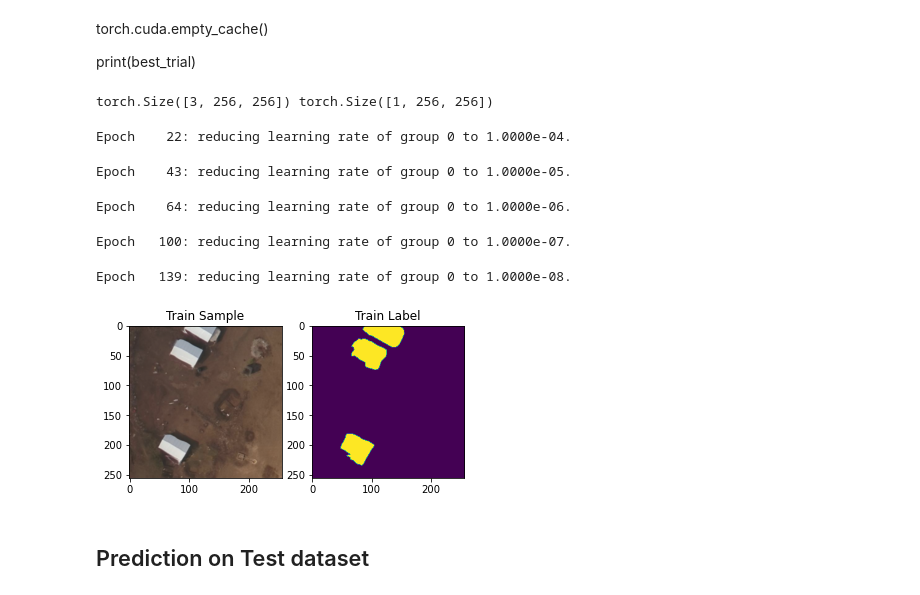
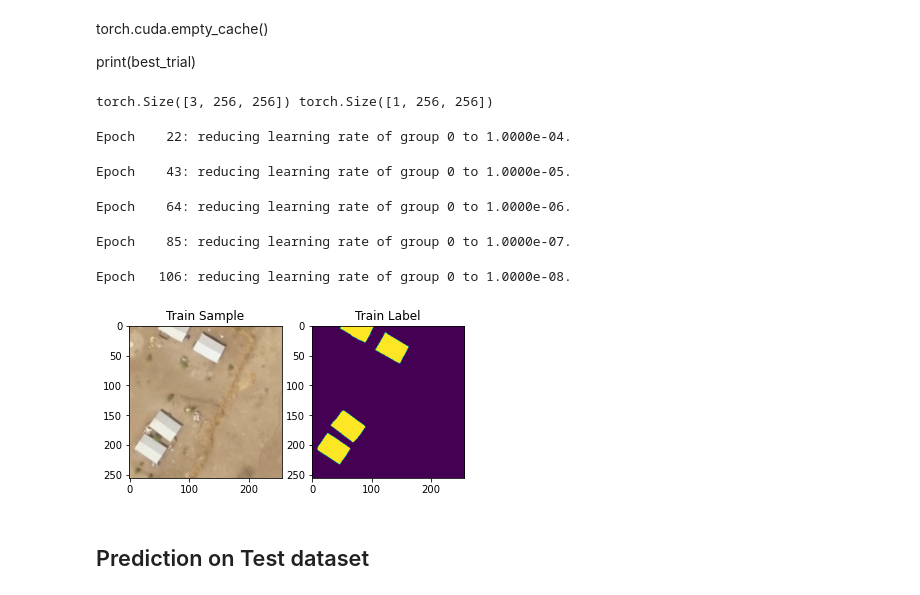
Before and after one commit to chrischank/HOTOSM_OAM_codeV2, a Jupyter notebook: Train_loop.ipynb, the cells around one changed output. Saved outputs shown, nothing was run; the diff lists cells and outputs as text; code cells hidden in the pictures.

```diff
--- a/Train_loop.ipynb
+++ b/Train_loop.ipynb
@@ -107,17 +107,17 @@ if os.path.exists(data_path) == True:
 
     for root, dirs, filename in os.walk(os.path.join(data_path, "Train", "IMG")):
         for f in filename:
-            if f.startswith("KBY15_IMG"):
+            #if f.startswith("KBY15_IMG"):
                 TrainIMG_ls.append(root + "/" + f)
 
     for root, dirs, filename in os.walk(os.path.join(data_path, "Val", "IMG")):
         for f in filename:
-            if f.startswith("KBY15_IMG"):
+            #if f.startswith("KBY15_IMG"):
                 ValIMG_ls.append(root + "/" + f)
 
     for root, dirs, filename in os.walk(os.path.join(data_path, "Test", "IMG")):
         for f in filename:
-            if f.startswith("KBY15_IMG"):
+            #if f.startswith("KBY15_IMG"):
                 TestIMG_ls.append(root + "/" + f)
 
 
@@ -442,9 +442,9 @@ def training_loop(n_epochs, optimizer, model, xp_name,
 #qubvel_weights = torch.load(qubvel_weights, map_location = device)
 #Net.load_state_dict(qubvel_weights["state_dict"])
 
-Net = smp.Unet(encoder_name = 'efficientnet-b1', encoder_depth = 4, encoder_weights = None, decoder_use_batchnorm = True, decoder_channels=(128, 64, 32, 16), decoder_attention_type = None, in_channels= 3 , classes = 1, activation = "sigmoid", aux_params = None)
+#Net = smp.Unet(encoder_name = 'efficientnet-b1', encoder_depth = 4, encoder_weights = None, decoder_use_batchnorm = True, decoder_channels=(128, 64, 32, 16), decoder_attention_type = None, in_channels= 3 , classes = 1, activation = "sigmoid", aux_params = None)
 
-#Net = Four_UNet()
+Net = Four_UNet()
 
 #Net = torch.hub.load('mateuszbuda/brain-segmentation-pytorch', 'unet', in_channels=3, out_channels=1, init_features=32, pretrained=True)
 
@@ -528,7 +528,7 @@ torch.cuda.empty_cache()
 
 print(best_trial)
 # %%
-xp_name = "KBY5719:1224_256oc_EB1-Unet-NoIMN_lr1e-3_wd1e-5_b32_ep500_BCE_RLRonPlateau(min1e-8)"
+xp_name = "18242:3909_256oc_Four-Unet_lr1e-3_wd1e-5_b32_ep500_BCE_RLRonPlateau(min1e-8)"
 
 ChainedTrain = ConcatDataset([Train, InRGB_Train, HFLIP_Train, VFLIP_Train, BLUR_Train, CON_Train, SOL_Train])
 ChainedVal = ConcatDataset([Val, HFLIP_Val, VFLIP_Val])
@@ -539,36 +539,36 @@ print(train_pair[0].shape, train_pair[1].shape)
 
 fig = plt.figure()
 ax = fig.add_subplot(1, 2, 1)
 RGB = plt.imshow(train_pair[0].detach().cpu().numpy().transpose(1, 2, 0))
 ax.set_title('Train Sample')
 
 ax = fig.add_subplot(1, 2, 2)
 LBL = plt.imshow(train_pair[1].detach().cpu().numpy().transpose(1, 2, 0))
 ax.set_title('Train Label')
 
 training_loop(n_epochs = 500,
              optimizer = torch.optim.Adam(Net.parameters(), lr = 1e-3, weight_decay = 1e-5),
              model = Net,
              in_channels = 3,
              out_channels = 1,
              xp_name = xp_name,
              loss_fn = nn.BCELoss(reduction = 'mean'),
              train_loader = DataLoader(ChainedTrain,
                                        batch_size = 32, shuffle = True),
              val_loader = DataLoader(ChainedVal,
                                      batch_size = 32, shuffle = True),
              checkpoint_freq = 10,
              val_freq = 10)
 
 torch.cuda.empty_cache()
 # %% [output]
 torch.Size([3, 256, 256]) torch.Size([1, 256, 256])
 Epoch    22: reducing learning rate of group 0 to 1.0000e-04.
 Epoch    43: reducing learning rate of group 0 to 1.0000e-05.
 Epoch    64: reducing learning rate of group 0 to 1.0000e-06.
-Epoch   100: reducing learning rate of group 0 to 1.0000e-07.
+Epoch    85: reducing learning rate of group 0 to 1.0000e-07.
-Epoch   139: reducing learning rate of group 0 to 1.0000e-08.
+Epoch   106: reducing learning rate of group 0 to 1.0000e-08.
-[figure, old version]
+[figure, new version]
 # %%
 torch.cuda.empty_cache()
 # %% [markdown]
```
Also changed, not shown: parts of 6 cells of this notebook, 8 other files.
